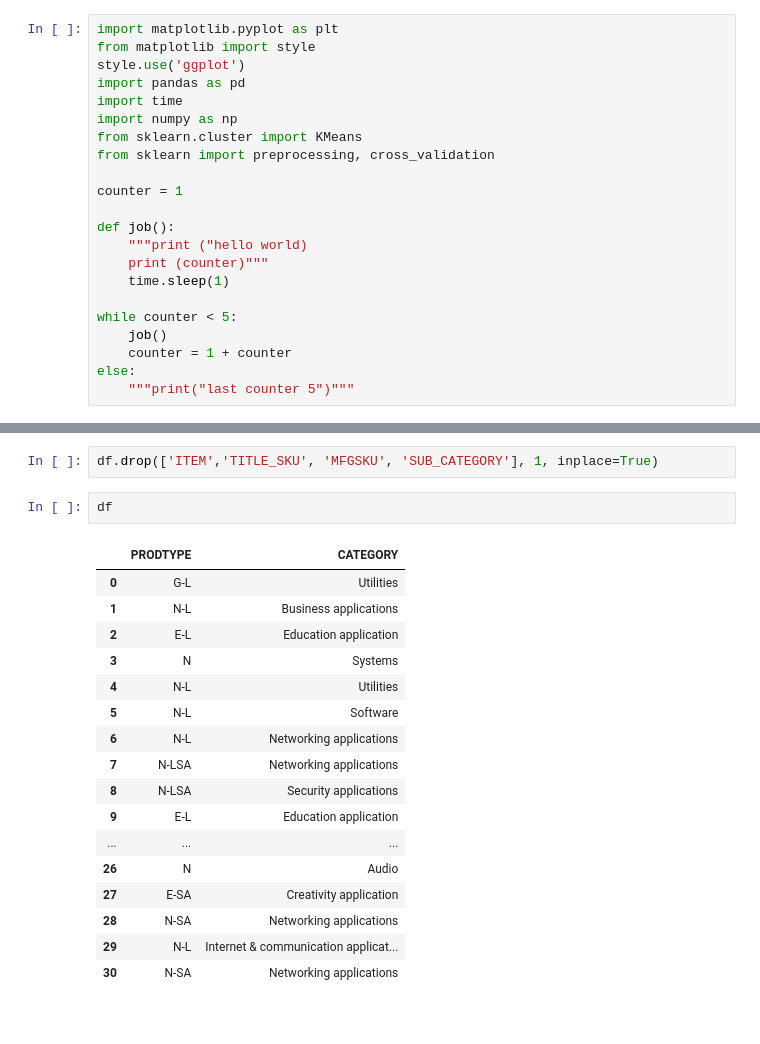
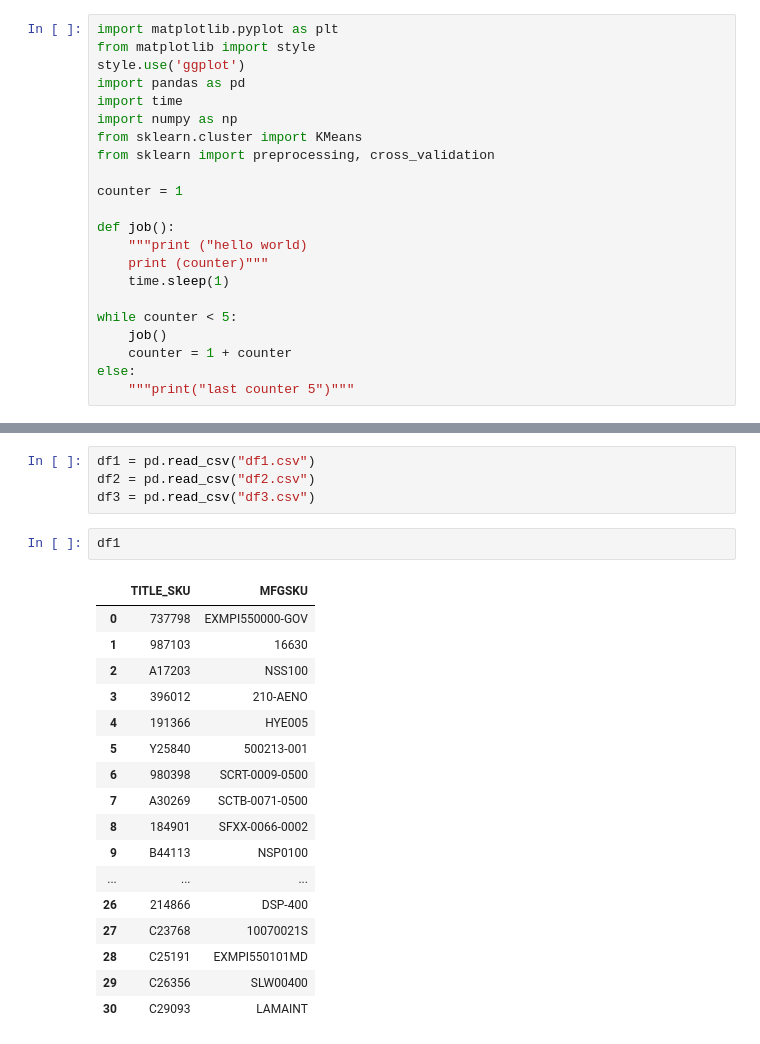
Before and after one commit to marshmatters/PythonCollection, a Jupyter notebook: immaster scatterplot.ipynb, the cells around one changed output, grey strips where cells are left out. Cells and saved outputs as stored; diff of their text form.

```diff
--- a/immaster scatterplot.ipynb
+++ b/immaster scatterplot.ipynb
@@ -45,23 +23,25 @@ df
-# %%
-df.drop(['ITEM','TITLE_SKU', 'MFGSKU', 'SUB_CATEGORY'], 1, inplace=True)
-# %%
-df
-# %% [output]
-|  | PRODTYPE | CATEGORY |
-| 0 | G-L | Utilities |
-| 1 | N-L | Business applications |
-| 2 | E-L | Education application |
-| 3 | N | Systems |
-| 4 | N-L | Utilities |
-| 5 | N-L | Software |
-| 6 | N-L | Networking applications |
-| 7 | N-LSA | Networking applications |
-| 8 | N-LSA | Security applications |
-| 9 | E-L | Education application |
-| ... | ... | ... |
-| 26 | N | Audio |
-| 27 | E-SA | Creativity application |
-| 28 | N-SA | Networking applications |
-| 29 | N-L | Internet & communication applicat... |
-| 30 | N-SA | Networking applications |
+# %%
+df1 = pd.read_csv("df1.csv")
+df2 = pd.read_csv("df2.csv")
+df3 = pd.read_csv("df3.csv")
+# %%
+df1
+# %% [output]
+|  | TITLE_SKU | MFGSKU |
+| 0 | 737798 | EXMPI550000-GOV |
+| 1 | 987103 | 16630 |
+| 2 | A17203 | NSS100 |
+| 3 | 396012 | 210-AENO |
+| 4 | 191366 | HYE005 |
+| 5 | Y25840 | 500213-001 |
+| 6 | 980398 | SCRT-0009-0500 |
+| 7 | A30269 | SCTB-0071-0500 |
+| 8 | 184901 | SFXX-0066-0002 |
+| 9 | B44113 | NSP0100 |
+| ... | ... | ... |
+| 26 | 214866 | DSP-400 |
+| 27 | C23768 | 10070021S |
+| 28 | C25191 | EXMPI550101MD |
+| 29 | C26356 | SLW00400 |
+| 30 | C29093 | LAMAINT |
 # %%
```
Also changed, not shown: parts of 18 cells of this notebook.
